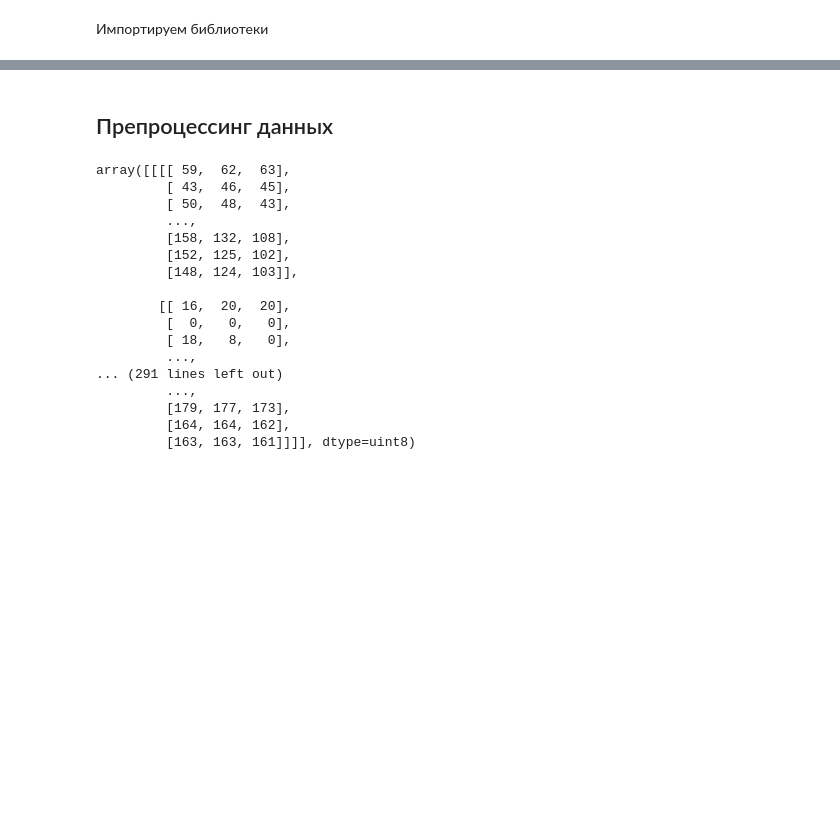
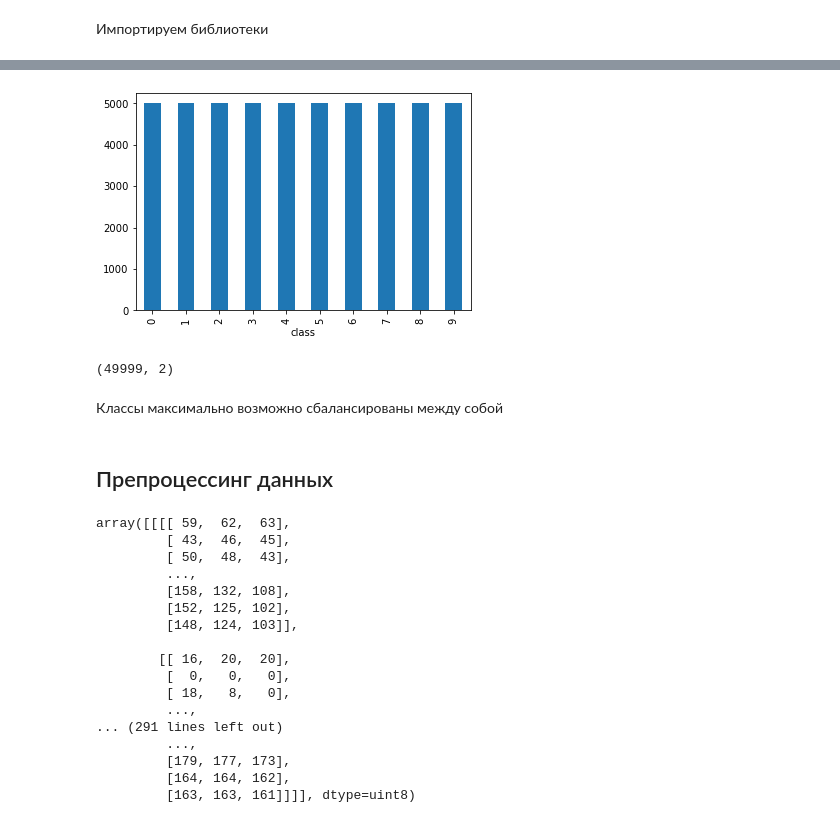
Before and after one commit to GeorgiyDemo/CoursepaperCifar10, a Jupyter notebook: MAIN.ipynb, the cells around one changed output, grey strips where cells are left out. Saved outputs shown, nothing was run; the diff lists cells and outputs as text; code cells hidden in the pictures; blank space fills up the shorter version.

```diff
--- a/MAIN.ipynb
+++ b/MAIN.ipynb
@@ -13,2 +53,14 @@ from sklearn import metrics
+# %%
+df_train = pd.DataFrame(list(zip(train_index_arr, train_class_arr)), columns =['index', 'class'])
+df_train.groupby("class")["index"].count().plot(kind="bar")
+plt.savefig('./img/train.png', bbox_inches='tight')
+# %% [output]
+[figure, added]
+# %%
+df_train.shape
+# %% [output]
+(49999, 2)
+# %% [markdown]
+Классы максимально возможно сбалансированы между собой
 # %% [markdown]
 ## Препроцессинг данных
```
Also changed, not shown: parts of 12 cells of this notebook, 2 other files.
